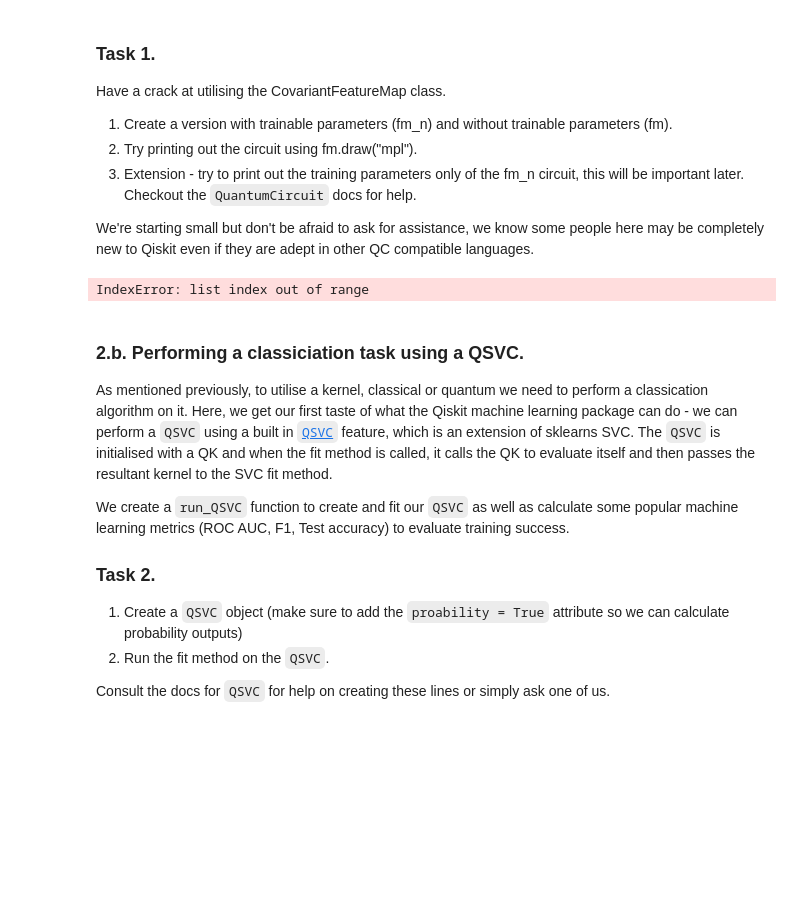
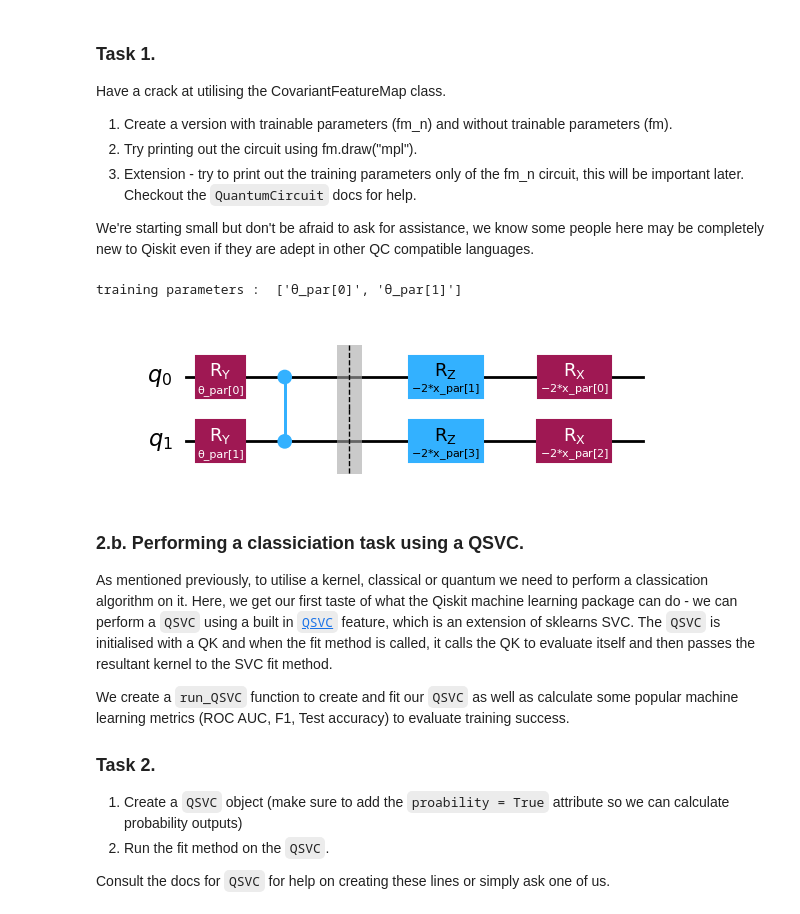
Before and after one commit to qmlWizard/CCKA-Clustered_Centroid_Kernel_Alignment, a Jupyter notebook: Sub-Kernel_IEEE_QW_tutorial_Master.ipynb, the cells around one changed output. Saved outputs shown, nothing was run; the diff lists cells and outputs as text; code cells hidden in the pictures; blank space fills up the shorter version.

```diff
--- a/Sub-Kernel_IEEE_QW_tutorial_Master.ipynb
+++ b/Sub-Kernel_IEEE_QW_tutorial_Master.ipynb
@@ -286,25 +325,27 @@ Have a crack at utilising the CovariantFeatureMap class.
 We're starting small but don't be afraid to ask for assistance, we know some people here may be completely new to Qiskit even if they are adept in other QC compatible languages.
 # %%
 num_features = np.shape(training_data)[1]
-entangler_map = [[0, 2], [3, 4], [2, 5], [1, 4], [2, 3], [4, 6]]
+#entangler_map = [[0, 2], [3, 4], [2, 5], [1, 4], [2, 3], [4, 6]]
 
 # Creating the feature map without trainable params
 # we will use this for an initial QSVC
 fm_n = CovariantFeatureMap(
     feature_dimension=num_features,
-    entanglement=entangler_map,
+    #entanglement=entangler_map,
     include_training_parameters=False,
 )
 # With trainable params
 fm = CovariantFeatureMap(
     feature_dimension=num_features,
-    entanglement=entangler_map,
+    #entanglement=entangler_map,
     include_training_parameters=True,
 )
+
 print("training parameters : ", [x.name for x in fm.training_parameters])
 fm.draw("mpl")
 # %% [output]
-IndexError: list index out of range
+training parameters :  ['θ_par[0]', 'θ_par[1]']
+[figure, added]
 # %% [markdown]
 ### 2.b. Performing a classiciation task using a QSVC.
 
```
Also changed, not shown: parts of 8 cells of this notebook, 8 other files.
